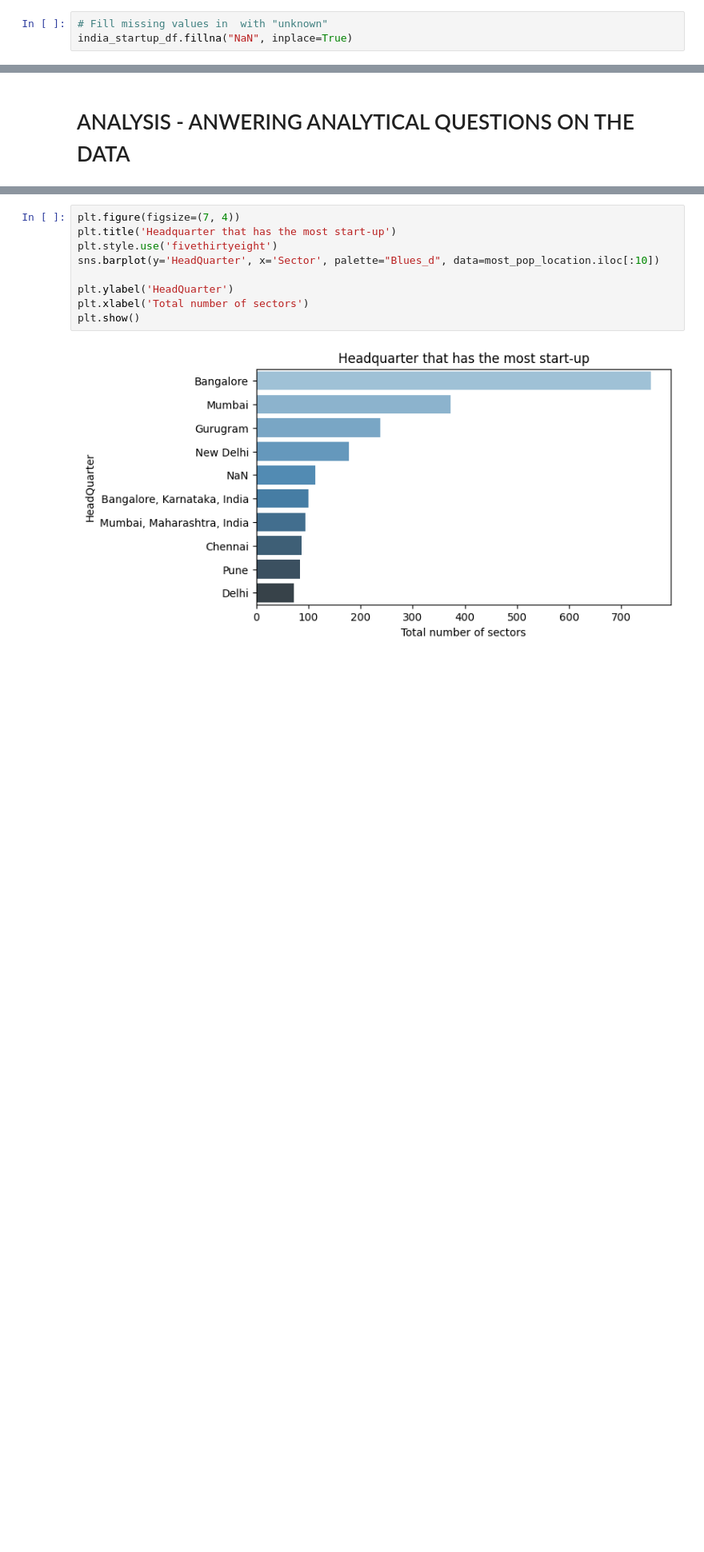
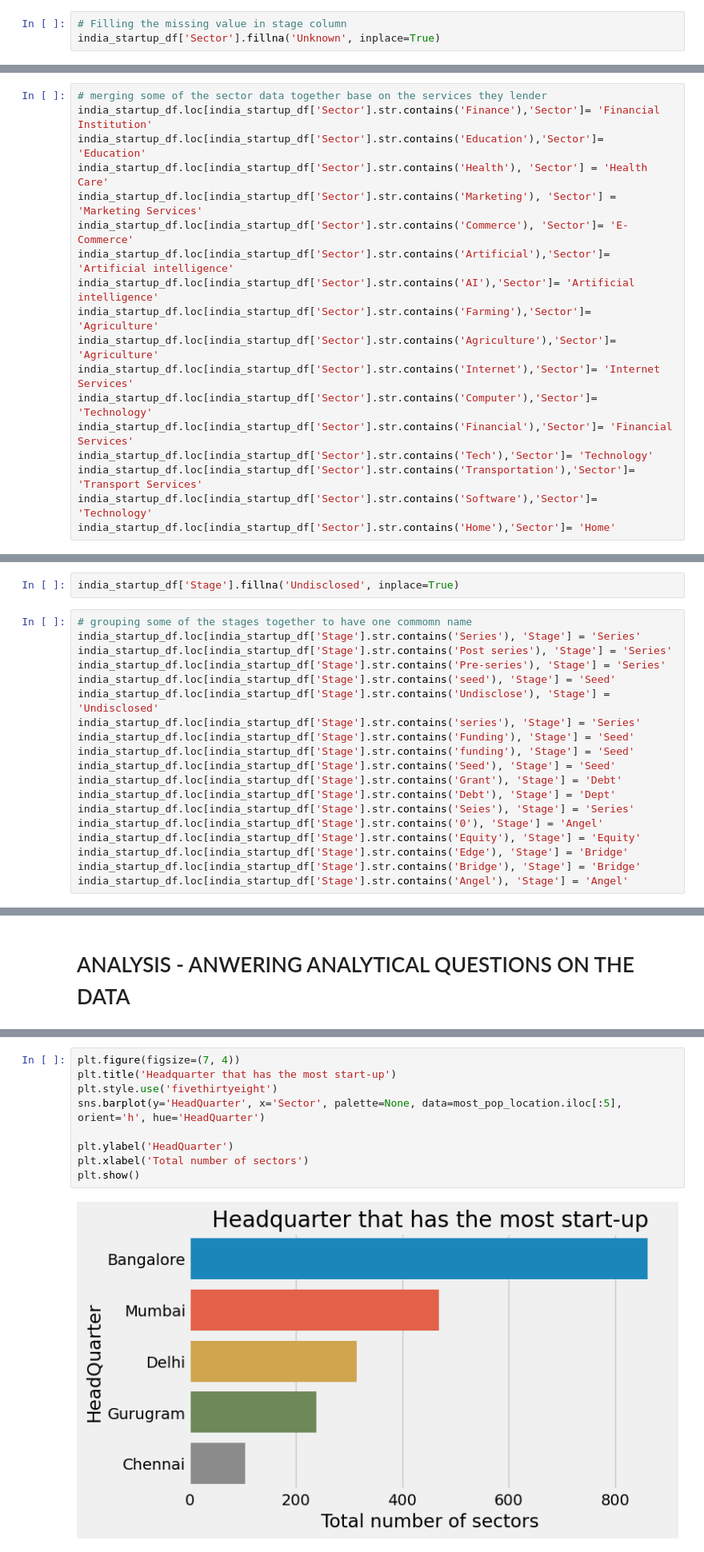
Before and after one commit to brimends/LP1-Project, a Jupyter notebook: notebook.ipynb, the cells around one changed output, grey strips where cells are left out. Shown: that part at 80% size. Drawn from its saved outputs; the diff is of its cells as text; blank space fills up the shorter version.

```diff
--- a/notebook.ipynb
+++ b/notebook.ipynb
@@ -508,3 +440,3 @@ india_startup_df['Amount'].fillna(0.0, inplace=True)
 # %%
-# Fill missing values in  with "unknown"
-india_startup_df.fillna("NaN", inplace=True)
+# Filling the missing value in stage column
+india_startup_df['Sector'].fillna('Unknown', inplace=True)
@@ -550,0 +443,18 @@ Name: count, dtype: int64
+# %%
+# merging some of the sector data together base on the services they lender
+india_startup_df.loc[india_startup_df['Sector'].str.contains('Finance'),'Sector']= 'Financial Institution'
+india_startup_df.loc[india_startup_df['Sector'].str.contains('Education'),'Sector']= 'Education'
+india_startup_df.loc[india_startup_df['Sector'].str.contains('Health'), 'Sector'] = 'Health Care'
+india_startup_df.loc[india_startup_df['Sector'].str.contains('Marketing'), 'Sector'] = 'Marketing Services'
+india_startup_df.loc[india_startup_df['Sector'].str.contains('Commerce'), 'Sector']= 'E-Commerce'
+india_startup_df.loc[india_startup_df['Sector'].str.contains('Artificial'),'Sector']= 'Artificial intelligence'
+india_startup_df.loc[india_startup_df['Sector'].str.contains('AI'),'Sector']= 'Artificial intelligence'
+india_startup_df.loc[india_startup_df['Sector'].str.contains('Farming'),'Sector']= 'Agriculture'
+india_startup_df.loc[india_startup_df['Sector'].str.contains('Agriculture'),'Sector']= 'Agriculture'
+india_startup_df.loc[india_startup_df['Sector'].str.contains('Internet'),'Sector']= 'Internet Services'
+india_startup_df.loc[india_startup_df['Sector'].str.contains('Computer'),'Sector']= 'Technology'
+india_startup_df.loc[india_startup_df['Sector'].str.contains('Financial'),'Sector']= 'Financial Services'
+india_startup_df.loc[india_startup_df['Sector'].str.contains('Tech'),'Sector']= 'Technology'
+india_startup_df.loc[india_startup_df['Sector'].str.contains('Transportation'),'Sector']= 'Transport Services'
+india_startup_df.loc[india_startup_df['Sector'].str.contains('Software'),'Sector']= 'Technology'
+india_startup_df.loc[india_startup_df['Sector'].str.contains('Home'),'Sector']= 'Home'
@@ -550,0 +465,21 @@ Name: count, dtype: int64
+# %%
+india_startup_df['Stage'].fillna('Undisclosed', inplace=True)
+# %%
+# grouping some of the stages together to have one commomn name
+india_startup_df.loc[india_startup_df['Stage'].str.contains('Series'), 'Stage'] = 'Series'
+india_startup_df.loc[india_startup_df['Stage'].str.contains('Post series'), 'Stage'] = 'Series'
+india_startup_df.loc[india_startup_df['Stage'].str.contains('Pre-series'), 'Stage'] = 'Series'
+india_startup_df.loc[india_startup_df['Stage'].str.contains('seed'), 'Stage'] = 'Seed'
+india_startup_df.loc[india_startup_df['Stage'].str.contains('Undisclose'), 'Stage'] = 'Undisclosed'
+india_startup_df.loc[india_startup_df['Stage'].str.contains('series'), 'Stage'] = 'Series'
+india_startup_df.loc[india_startup_df['Stage'].str.contains('Funding'), 'Stage'] = 'Seed'
+india_startup_df.loc[india_startup_df['Stage'].str.contains('funding'), 'Stage'] = 'Seed'
+india_startup_df.loc[india_startup_df['Stage'].str.contains('Seed'), 'Stage'] = 'Seed'
+india_startup_df.loc[india_startup_df['Stage'].str.contains('Grant'), 'Stage'] = 'Debt'
+india_startup_df.loc[india_startup_df['Stage'].str.contains('Debt'), 'Stage'] = 'Dept'
+india_startup_df.loc[india_startup_df['Stage'].str.contains('Seies'), 'Stage'] = 'Series'
+india_startup_df.loc[india_startup_df['Stage'].str.contains('0'), 'Stage'] = 'Angel'
+india_startup_df.loc[india_startup_df['Stage'].str.contains('Equity'), 'Stage'] = 'Equity'
+india_startup_df.loc[india_startup_df['Stage'].str.contains('Edge'), 'Stage'] = 'Bridge'
+india_startup_df.loc[india_startup_df['Stage'].str.contains('Bridge'), 'Stage'] = 'Bridge'
+india_startup_df.loc[india_startup_df['Stage'].str.contains('Angel'), 'Stage'] = 'Angel'
@@ -623,14 +555,14 @@ most_pop_location.head(10)
 # %%
 plt.figure(figsize=(7, 4))
 plt.title('Headquarter that has the most start-up')
 plt.style.use('fivethirtyeight')
-sns.barplot(y='HeadQuarter', x='Sector', palette="Blues_d", data=most_pop_location.iloc[:10])
+sns.barplot(y='HeadQuarter', x='Sector', palette=None, data=most_pop_location.iloc[:5], orient='h', hue='HeadQuarter')
 
 plt.ylabel('HeadQuarter')
 plt.xlabel('Total number of sectors')
 plt.show()
 # %% [output]
-[figure, old version]
+[figure, new version]
 # %% [markdown]
 # Question2
 # %% [markdown]
```
Also changed, not shown: parts of 156 cells of this notebook.
